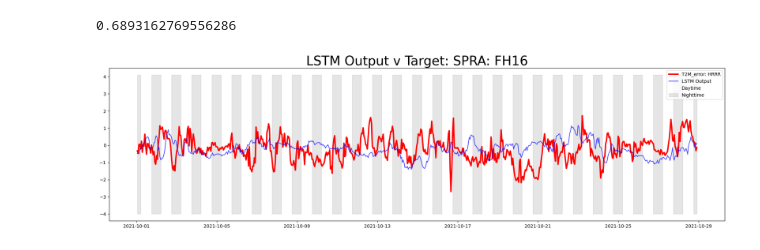
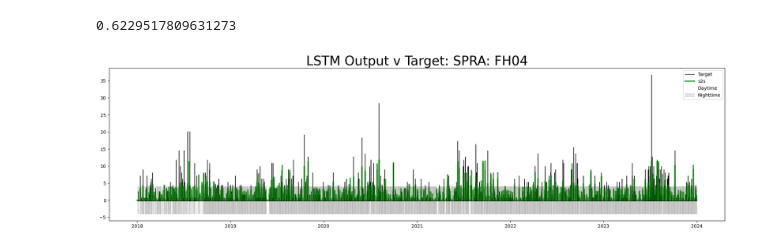
Before and after one commit to shmaronshmevans/nwp_bias, a Jupyter notebook: src/machine_learning/notebooks/ visualize_error_metrics.ipynb, the cells around one changed output. Cells and saved outputs as stored; diff of their text form; code cells hidden in the pictures.

```diff
--- a/src/machine_learning/notebooks/ visualize_error_metrics.ipynb
+++ b/src/machine_learning/notebooks/ visualize_error_metrics.ipynb
@@ -103,7 +124,7 @@ def which_fold(df, fold):
 # %%
 station = "SPRA"
 # %%
-df['valid_time'] = pd.to_datetime(df['valid_time'])
+ldf["valid_time"] = pd.to_datetime(ldf["valid_time"])
 # %%
-df.dropna(inplace=True)
+ldf.dropna(inplace=True)
 # %%
@@ -119,3 +139,0 @@ Timestamp('2023-12-31 23:00:00')
-# %%
-df = df[df['valid_time'] > datetime(2021,10, 1, 0, 0, 0)]
-df = df[df['valid_time'] < datetime(2021, 10, 28, 23, 0, 0)]
@@ -122,5 +263,5 @@ df = df[df['valid_time'] < datetime(2021, 10, 28, 23, 0, 0)]
 # %%
-mean = st.mean(abs(df['diff']))
+mean = st.mean(abs(sdf["diff"]))
 mean
 # %% [output]
-0.6893162769556286
+0.6229517809631273
@@ -179,4 +268,6 @@ def ml_output(df, fold, station):
+# %%
+avg = 12
 # %%
-x = ml_output(df, 4, station)
+x = ml_output(ldf, sdf, xdf, full_df, avg, 4, station)
 # %% [output]
-[figure, old version]
+[figure, new version]
```
Also changed, not shown: parts of 46 cells of this notebook, 17 other files.
